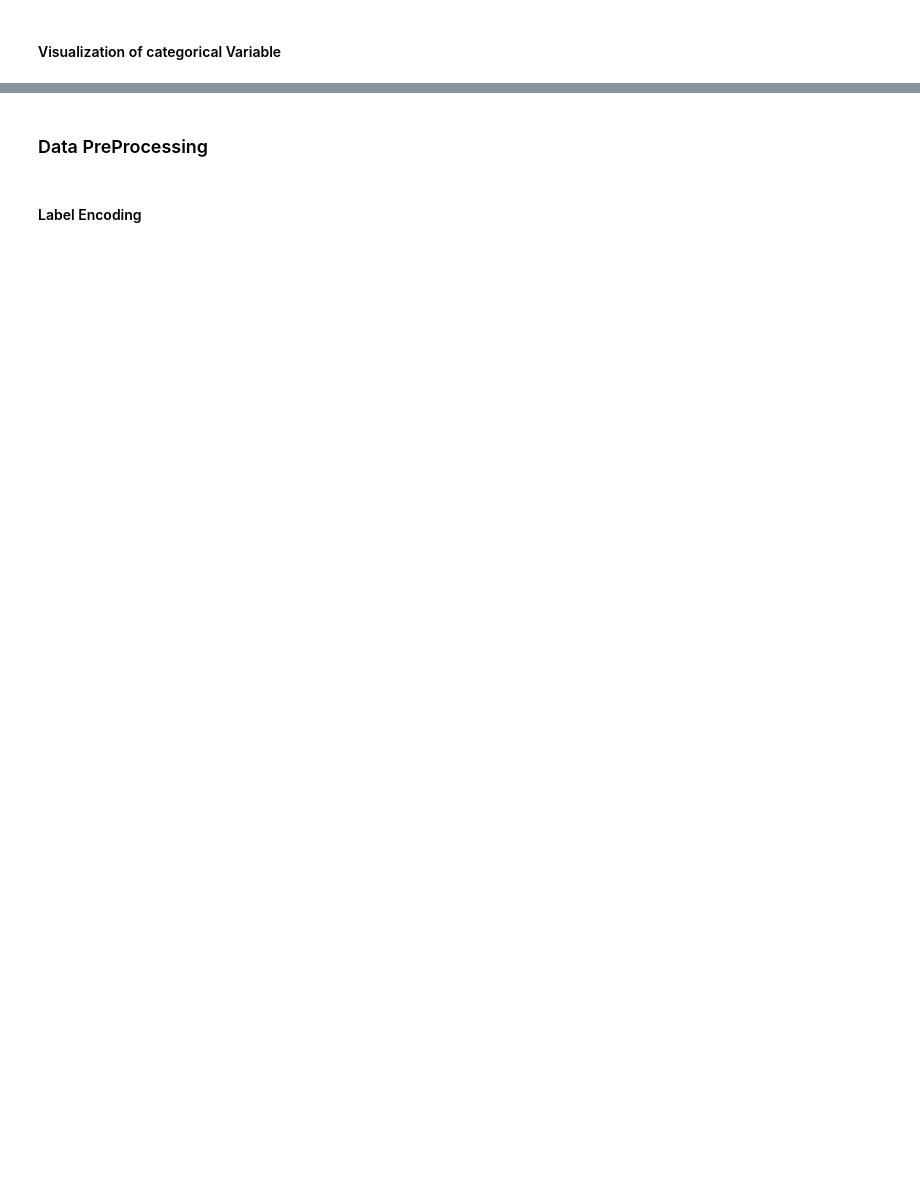
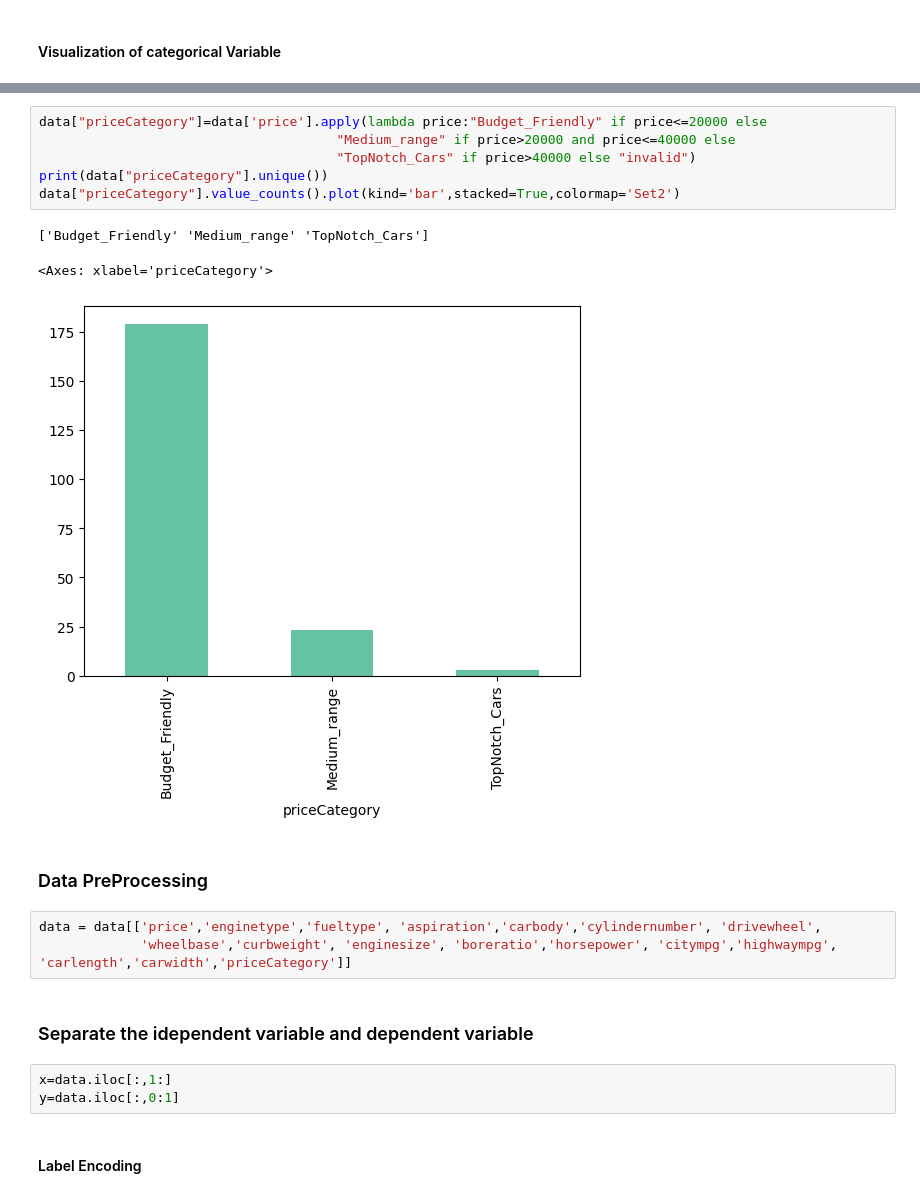
Before and after one commit to AdirajJohn/Car_Price_Prediction, a Jupyter notebook: Prediction_model.ipynb, the cells around one changed output, grey strips where cells are left out. Cells and saved outputs as stored; diff of their text form; blank space fills up the shorter version.

```diff
--- a/Prediction_model.ipynb
+++ b/Prediction_model.ipynb
@@ -244,4 +263,22 @@ for i in range(len(feature)):
+# %%
+data["priceCategory"]=data['price'].apply(lambda price:"Budget_Friendly" if price<=20000 else
+                                      "Medium_range" if price>20000 and price<=40000 else
+                                      "TopNotch_Cars" if price>40000 else "invalid")
+print(data["priceCategory"].unique())
+data["priceCategory"].value_counts().plot(kind='bar',stacked=True,colormap='Set2')
+# %% [output]
+['Budget_Friendly' 'Medium_range' 'TopNotch_Cars']
+<Axes: xlabel='priceCategory'>
+[figure, added]
 # %% [markdown]
 ### Data PreProcessing
+# %%
+data = data[['price','enginetype','fueltype', 'aspiration','carbody','cylindernumber', 'drivewheel',
+             'wheelbase','curbweight', 'enginesize', 'boreratio','horsepower', 'citympg','highwaympg', 'carlength','carwidth','priceCategory']]
+# %% [markdown]
+### Separate the idependent variable and dependent variable
+# %%
+x=data.iloc[:,1:]
+y=data.iloc[:,0:1]
 # %% [markdown]
 #### Label Encoding
```
Also changed, not shown: parts of 25 cells of this notebook.
